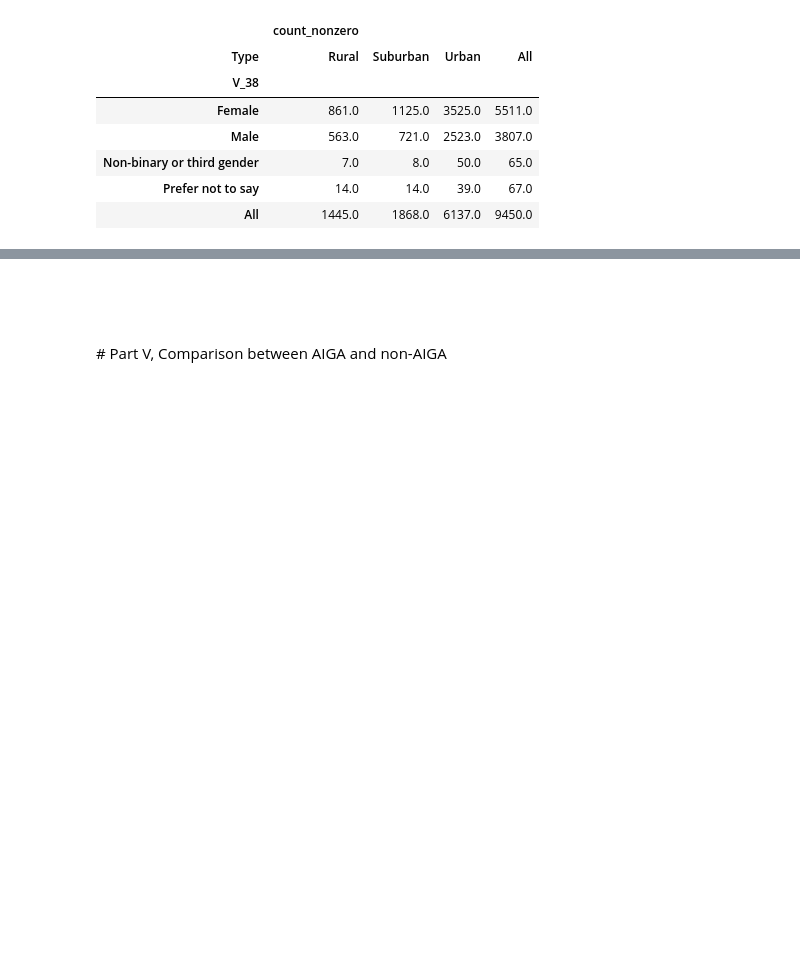
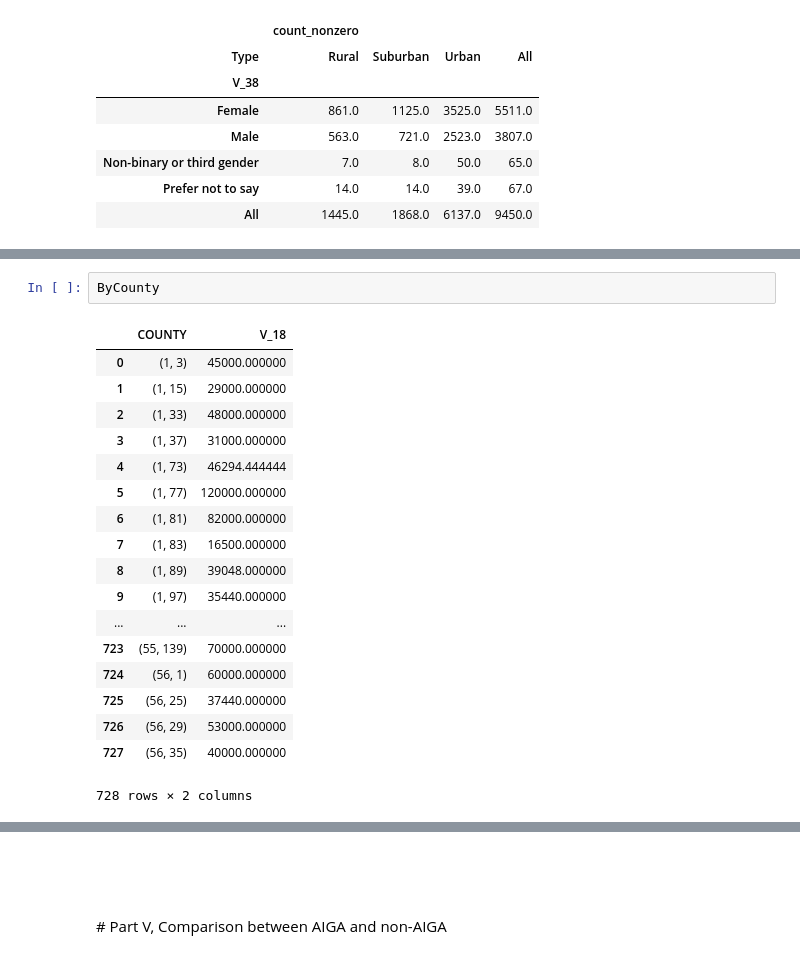
Before and after one commit to shiwang0211/DesignCensus, a Jupyter notebook: Data Exploration.ipynb, the cells around one changed output, grey strips where cells are left out. Drawn from its saved outputs; the diff is of its cells as text; blank space fills up the shorter version.

```diff
--- a/Data Exploration.ipynb
+++ b/Data Exploration.ipynb
@@ -664,0 +686,21 @@ pd.pivot_table(df[df.V_38 != 'Other'], values='V_18', index=['V_38'],columns=['T
+# %%
+ByCounty
+# %% [output]
+|  | COUNTY | V_18 |
+| 0 | (1, 3) | 45000.000000 |
+| 1 | (1, 15) | 29000.000000 |
+| 2 | (1, 33) | 48000.000000 |
+| 3 | (1, 37) | 31000.000000 |
+| 4 | (1, 73) | 46294.444444 |
+| 5 | (1, 77) | 120000.000000 |
+| 6 | (1, 81) | 82000.000000 |
+| 7 | (1, 83) | 16500.000000 |
+| 8 | (1, 89) | 39048.000000 |
+| 9 | (1, 97) | 35440.000000 |
+| ... | ... | ... |
+| 723 | (55, 139) | 70000.000000 |
+| 724 | (56, 1) | 60000.000000 |
+| 725 | (56, 25) | 37440.000000 |
+| 726 | (56, 29) | 53000.000000 |
+| 727 | (56, 35) | 40000.000000 |
+728 rows × 2 columns
```
Also changed, not shown: parts of 9 cells of this notebook, 3 other files.
